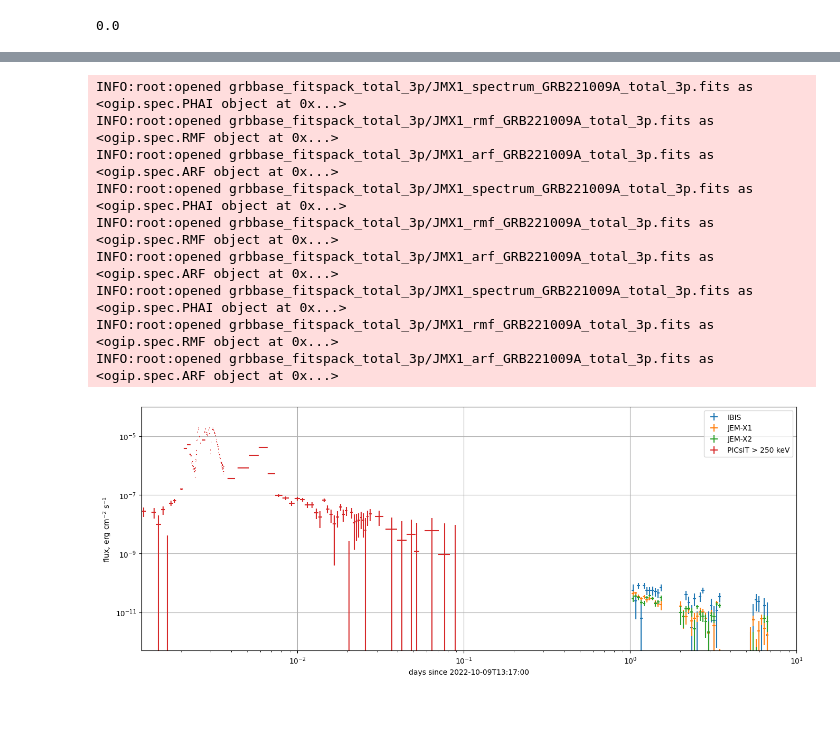
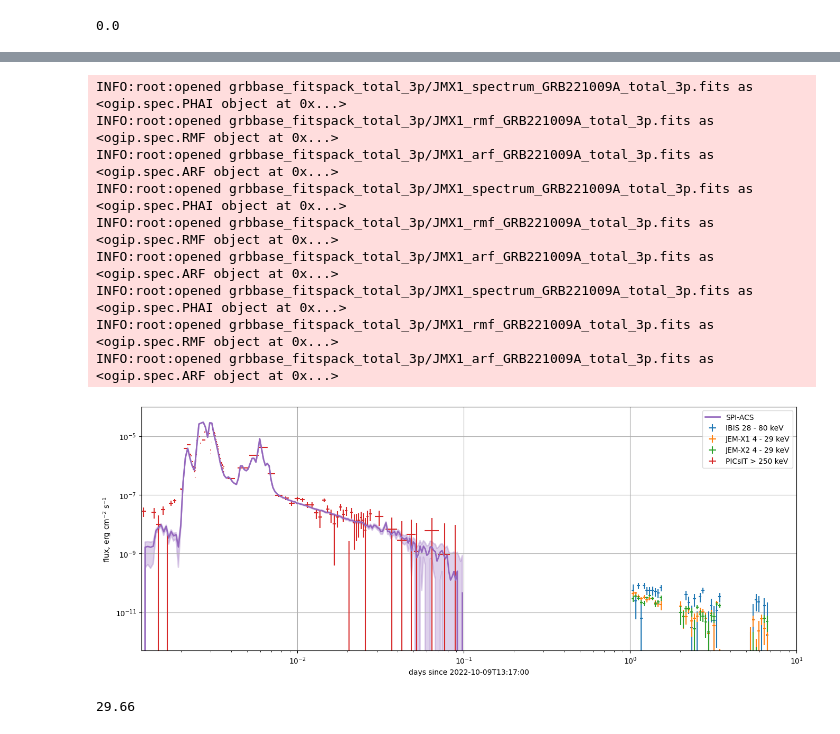
Before and after one commit to volodymyrss/grb221009, a Jupyter notebook: afterglow.ipynb, the cells around one changed output, grey strips where cells are left out. Cells and saved outputs as stored; diff of their text form; code cells hidden in the pictures.

```diff
--- a/afterglow.ipynb
+++ b/afterglow.ipynb
@@ -60,0 +75,4 @@ INFO:odafunction.executors:loaded from cache [URIValue][value: {'output_nb': {'c
+# %%
+vacs = default_execute_to_value(URIipynbFunction.from_generic_uri("file:///home/savchenk/grb221009/acs.ipynb"), valueclass=URIValue, cached=True)
+import pandas as pd
+acslc = pd.read_csv(vacs['output_values']['acslc_csv_url'].replace("file://", ""))
@@ -172,7 +225,8 @@ for label, n in [('IBIS', 'IBIS'),
                  ('JEM-X2', 'JMX2')
                 ]:
 
-    d = fits.open(f"grbbase_fitspack_lc_total_3p/{n}_lc_GRB221009A.fits")[1].data
+    f = fits.open(f"grbbase_fitspack_total_3p/{n}_lc_GRB221009A.fits")
+    d = f[1].data
     conversion_factor = get_conversion('JMX1').mean()
 
     # plt.errorbar(ijd2plot(isgri_lc['TIME']), isgri_lc['RATE'], isgri_lc['ERROR'])
@@ -192,7 +246,7 @@ for label, n in [('IBIS', 'IBIS'),
         r[m]*factor,
         re[m]*factor,
         xerr=dT[m],
-        label=label,
+        label=f"{label} {int(f[1].header['E_MIN']):d} - {int(f[1].header['E_MAX']):d} keV",
         ls=""
     )
 
@@ -206,37 +260,101 @@ plt.errorbar(
     ls="",
     label='PICsIT > 250 keV'
 )
+
+n = 1000
+
+def rebin(x, n):
+    N = int(len(x)/n)
+    return np.array(x[:N*n]).reshape((N, n)).sum(1)
+
+
+## ACS
+# TODO: check values
+bkg = 5336.468053846153
+cts_to_fluence = 3e-10
+t_acs_offset = 70./24/3600
+
+tail_change = 0.01
+tail_bins = np.logspace(-3, -1, 200)
+
+acs_T = np.concatenate([np.linspace(0, tail_change, int(tail_change/0.1)), tail_bins])
+acs_Tc = (acs_T[1:] + acs_T[:-1])/2.
+acs_dT = (acs_T[1:] - acs_T[:-1])/2.
+
+from rebin import rebin_in_bins, rebin_bins_in_bins
+
+
+acs_C = rebin_in_bins(acslc.t - T0_ijd, acslc.c - bkg - acslc.bkg_mean, acs_T, agg=lambda x:(np.sum(x))/len(x))
+acs_Cmin = rebin_in_bins(acslc.t - T0_ijd, acslc.c - bkg - acslc.bkg_max, acs_T, agg=lambda x:(np.sum(x))/len(x))
+acs_Cmax = rebin_in_bins(acslc.t - T0_ijd, acslc.c - bkg - acslc.bkg_min, acs_T, agg=lambda x:(np.sum(x))/len(x))
+
+c = None
+
+c = plt.plot(
+    acs_Tc- t_acs_offset,
+    acs_C * cts_to_fluence,
+    lw=2,
+    label="SPI-ACS"
+)[0].get_color()
+
+
+c = plt.fill_between(
+    acs_Tc - t_acs_offset,
+    acs_Cmin * cts_to_fluence,
+    acs_Cmax * cts_to_fluence,
+    lw=2,
+    color=c,
+    alpha=0.3
+)
+
+
+# c = plt.plot(
+#     (rebin(acslc.t, n)/n - T0_ijd) - t_acs_offset,
+#     rebin(acslc.c - acslc.bkg_mean - bkg, n)/n * cts_to_fluence,
+#     lw=2
+# )[0].get_color()
+
+# plt.fill_between(
+#     (rebin(acslc.t, n)/n - T0_ijd) - t_acs_offset,
+#     rebin(acslc.c - acslc.bkg_max - bkg, n)/n * cts_to_fluence,
+#     rebin(acslc.c - acslc.bkg_min - bkg, n)/n * cts_to_fluence,
+#     color=c
+# )
 
 # TODO: picsit erange
 
 plt.xlim([100./24/3600, 10])
 plt.ylim([0.5e-12, 1e-4])
 
 # plt.grid(which='both')
 plt.grid()
 
 plt.legend()
 
 plt.xlabel(f"days since {T0_isot}")
 plt.ylabel("flux, erg cm$^{-2}$ s$^{-1}$")
 
 # plt.semilogx()
 plt.loglog()
 
 plt.savefig("lc.png")
 plt.savefig("lc.pdf")
 
 # TODO: plot early AG SPI-ACS
-# TODO: plot model fit
+# TODO: plot model fitb
 # TODO: plot rings contribution approx
 # %% [output]
 INFO:root:opened grbbase_fitspack_total_3p/JMX1_spectrum_GRB221009A_total_3p.fits as <ogip.spec.PHAI object at 0x...>
 INFO:root:opened grbbase_fitspack_total_3p/JMX1_rmf_GRB221009A_total_3p.fits as <ogip.spec.RMF object at 0x...>
 INFO:root:opened grbbase_fitspack_total_3p/JMX1_arf_GRB221009A_total_3p.fits as <ogip.spec.ARF object at 0x...>
 INFO:root:opened grbbase_fitspack_total_3p/JMX1_spectrum_GRB221009A_total_3p.fits as <ogip.spec.PHAI object at 0x...>
 INFO:root:opened grbbase_fitspack_total_3p/JMX1_rmf_GRB221009A_total_3p.fits as <ogip.spec.RMF object at 0x...>
 INFO:root:opened grbbase_fitspack_total_3p/JMX1_arf_GRB221009A_total_3p.fits as <ogip.spec.ARF object at 0x...>
 INFO:root:opened grbbase_fitspack_total_3p/JMX1_spectrum_GRB221009A_total_3p.fits as <ogip.spec.PHAI object at 0x...>
 INFO:root:opened grbbase_fitspack_total_3p/JMX1_rmf_GRB221009A_total_3p.fits as <ogip.spec.RMF object at 0x...>
 INFO:root:opened grbbase_fitspack_total_3p/JMX1_arf_GRB221009A_total_3p.fits as <ogip.spec.ARF object at 0x...>
-[figure, old version]
+[figure, new version]
+# %%
+f[1].header['E_MIN']
+# %% [output]
+29.66
```
Also changed, not shown: parts of 7 cells of this notebook, 3 other files.
